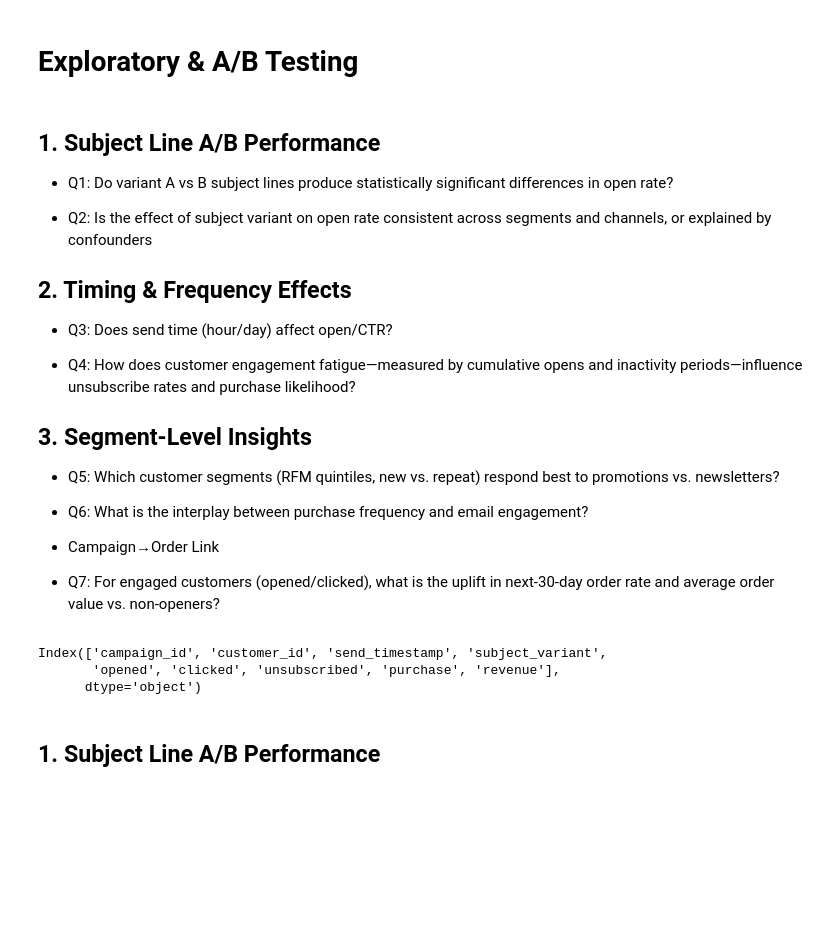
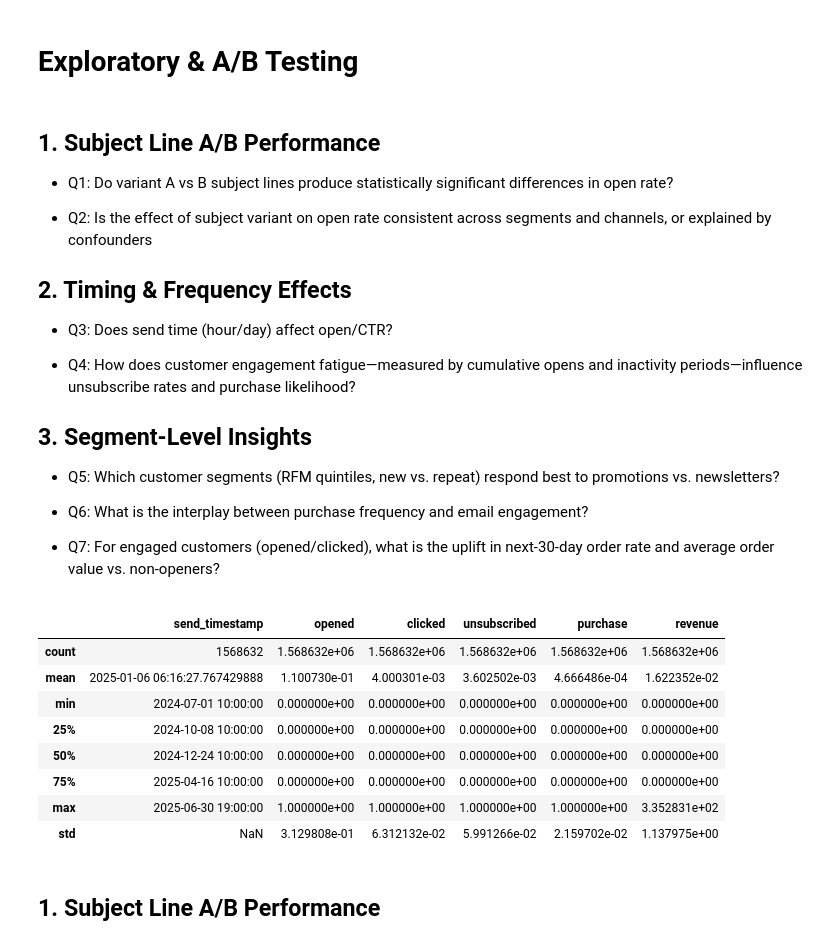
Before and after one commit to Barahow/Operational-CRM-Analysis-Retention-Funnel-and-Repurchase-Insights, a Jupyter notebook: notebooks/eda/02_exploratory_analysis.ipynb, the cells around one changed output. Cells and saved outputs as stored; diff of their text form; code cells hidden in the pictures; blank space fills up the shorter version.

```diff
--- a/notebooks/eda/02_exploratory_analysis.ipynb
+++ b/notebooks/eda/02_exploratory_analysis.ipynb
@@ -19,9 +19,7 @@
 
 * Q6: What is the interplay between purchase frequency and email engagement?
 
-* Campaign→Order Link
-
-*  Q7: For engaged customers (opened/clicked), what is the uplift in next-30-day order rate and average order value vs. non-openers?
+* Q7: For engaged customers (opened/clicked), what is the uplift in next-30-day order rate and average order value vs. non-openers?
 # %%
 import pandas as pd
 import pandas as pd
@@ -42,12 +40,28 @@ for col in ['campaign_id', 'customer_id', 'send_timestamp', 'subject_variant']:
 # Convert timestamps
 email_campaign_df['send_timestamp'] = pd.to_datetime(email_campaign_df['send_timestamp'], errors='coerce')
 email_engagement_df['send_timestamp'] = pd.to_datetime(email_engagement_df['send_timestamp'], errors='coerce')
-# %%
-email_engagement_df.columns
-# %% [output]
-Index(['campaign_id', 'customer_id', 'send_timestamp', 'subject_variant',
-       'opened', 'clicked', 'unsubscribed', 'purchase', 'revenue'],
-      dtype='object')
+# %%
+# 10% sample of 10 million rows
+email_campaign_df = email_campaign_df.sample(frac=0.10, random_state=42)
+filtered_keys = email_campaign_df[['campaign_id', 'customer_id', 'send_timestamp']]
+
+email_engagement_df = email_engagement_df.merge(
+    filtered_keys,
+    on=['campaign_id', 'customer_id', 'send_timestamp'],
+    how='inner'
+)
+# %%
+email_engagement_df.describe()
+# %% [output]
+|  | send_timestamp | opened | clicked | unsubscribed | purchase | revenue |
+| count | 1568632 | 1.568632e+06 | 1.568632e+06 | 1.568632e+06 | 1.568632e+06 | 1.568632e+06 |
+| mean | 2025-01-06 06:16:27.767429888 | 1.100730e-01 | 4.000301e-03 | 3.602502e-03 | 4.666486e-04 | 1.622352e-02 |
+| min | 2024-07-01 10:00:00 | 0.000000e+00 | 0.000000e+00 | 0.000000e+00 | 0.000000e+00 | 0.000000e+00 |
+| 25% | 2024-10-08 10:00:00 | 0.000000e+00 | 0.000000e+00 | 0.000000e+00 | 0.000000e+00 | 0.000000e+00 |
+| 50% | 2024-12-24 10:00:00 | 0.000000e+00 | 0.000000e+00 | 0.000000e+00 | 0.000000e+00 | 0.000000e+00 |
+| 75% | 2025-04-16 10:00:00 | 0.000000e+00 | 0.000000e+00 | 0.000000e+00 | 0.000000e+00 | 0.000000e+00 |
+| max | 2025-06-30 19:00:00 | 1.000000e+00 | 1.000000e+00 | 1.000000e+00 | 1.000000e+00 | 3.352831e+02 |
+| std | NaN | 3.129808e-01 | 6.312132e-02 | 5.991266e-02 | 2.159702e-02 | 1.137975e+00 |
 # %% [markdown]
 ## 1. Subject Line A/B Performance
 # %% [markdown]
```
Also changed, not shown: parts of 28 cells of this notebook, 1 other file.
